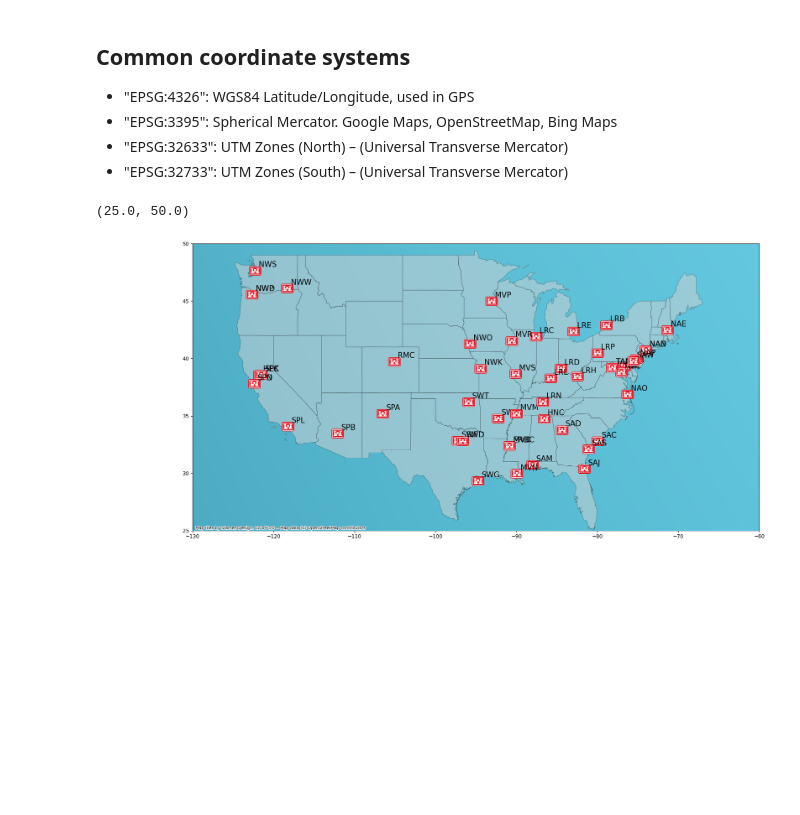
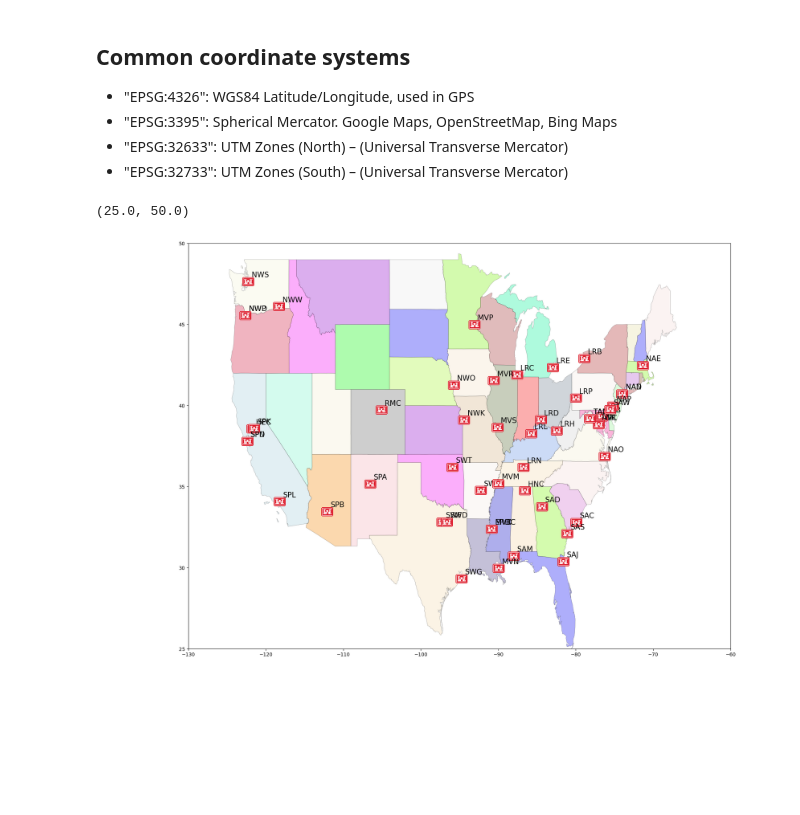
Before and after one commit to EcohydrologyTeam/Distribution, a Jupyter notebook: Info/Plot_USACE_office_locations_xls.ipynb, the cells around one changed output. Cells and saved outputs as stored; diff of their text form; code cells hidden in the pictures; blank space fills up the shorter version.

```diff
--- a/Info/Plot_USACE_office_locations_xls.ipynb
+++ b/Info/Plot_USACE_office_locations_xls.ipynb
@@ -7,3 +9,9 @@ import contextily as cx
+# %%
+# colors = ['red', 'orange', 'yellow', 'green', 'blue', 'cyan', 'purple']
+mcolors = mpl.colors.CSS4_COLORS
+colors = []
+for key in mcolors.keys():
+    colors.append(mcolors[key])
 # %% [markdown]
 ## Common coordinate systems
 
@@ -23,4 +30,6 @@ offices
 # world = geopandas.read_file(geopandas.datasets.get_path('naturalearth_lowres'))
 world = geopandas.read_file(geopandas.datasets.get_path('naturalearth_lowres'))
 cities = geopandas.read_file(geopandas.datasets.get_path('naturalearth_cities'))
+states = geopandas.read_file('/Users/todd/GitHub/ecohydrology/Distribution/Info/states_21basic/states.shp')
+states = states.to_crs('EPSG:4326')
 # North_America = world[world.continent == 'North America']
@@ -31,26 +38,29 @@ im = OffsetImage(plt.imread('/Users/todd/GitHub/ecohydrology/Distribution/Info/C
 # %%
 # locations_to_plot = ['RMC', 'SPA', 'SWT', 'NWK', 'NWO', 'SWF', 'MVP']
 locations_to_plot = offices.Identifier.values
 
-# fig, ax = plt.subplots(1, 1)
+# fig, ax1 = plt.subplots(1, 1)
 # fig.set_size_inches([20,20])
-ax = offices.plot(figsize=(20,20), marker='o', color='red', markersize=20, alpha=0.5)
-offices.plot(ax=ax, marker='o', color='red', markersize=20, alpha=0.5)
+ax1 = offices.plot(figsize=(20,20), marker='o', color='red', markersize=20, alpha=0.5)
 
-cx.add_basemap(ax, crs=offices.crs)
-cx.add_basemap(ax, source=cx.providers.Stamen.Watercolor, zoom=12)
-cx.add_basemap(ax, source=cx.providers.Stamen.TonerLabels, zoom=10)
+# cx.add_basemap(ax1, crs=offices.crs)
+# cx.add_basemap(ax1, source=cx.providers.Stamen.Watercolor, zoom=12)
+# cx.add_basemap(ax1, source=cx.providers.Stamen.TonerLabels, zoom=10)
 
-# world.boundary.plot(ax=ax, alpha=0.5)
+# world.boundary.plot(ax=ax1, alpha=0.5)
 
-states.plot(ax=ax, color='lightgray', linewidth=0.5, edgecolor='black', alpha=0.5)
+states.plot(ax=ax1, color='lightgray', linewidth=0.5, edgecolor='black', alpha=0.1)
+for state_name in states.STATE_NAME.values:
+    color = numpy.random.choice(colors)
+    state = states.loc[states['STATE_NAME'] == state_name]
+    state.plot(ax=ax1, alpha=0.3, color=color, linewidth=0.5, edgecolor='black')
 for x, y, label in zip(offices.geometry.x, offices.geometry.y, offices.Identifier):
     ab = AnnotationBbox(im, (x, y), frameon=False)
-    ax.add_artist(ab)
+    ax1.add_artist(ab)
     if label in locations_to_plot:
-        ax.annotate(label, xy=(x+0.25, y+0.2), xytext=(3, 3), size=15, textcoords="offset points")
-ax.set_xlim([-130,-60])
-ax.set_ylim([25,50])
+        ax1.annotate(label, xy=(x+0.25, y+0.2), xytext=(3, 3), size=15, textcoords="offset points")
+ax1.set_xlim([-130,-60])
+ax1.set_ylim([25,50])
 # %% [output]
 (25.0, 50.0)
-[figure, old version]
+[figure, new version]
```
Also changed, not shown: parts of 6 cells of this notebook, 2 other files.
